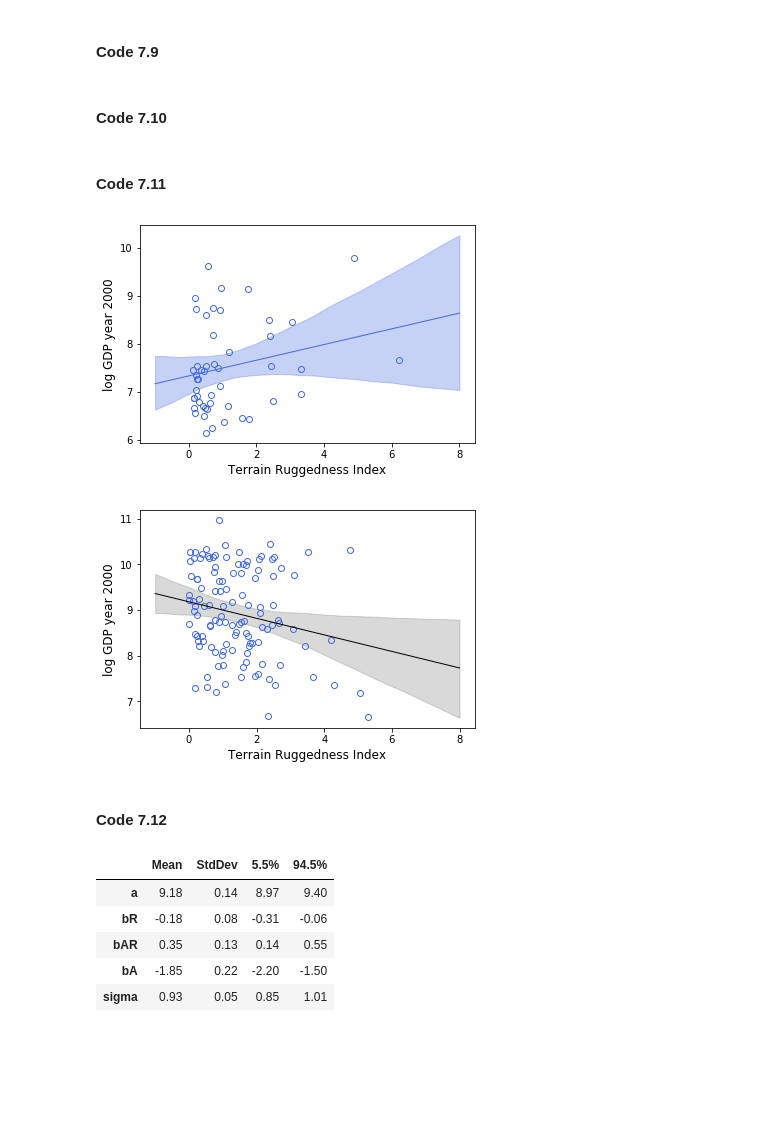
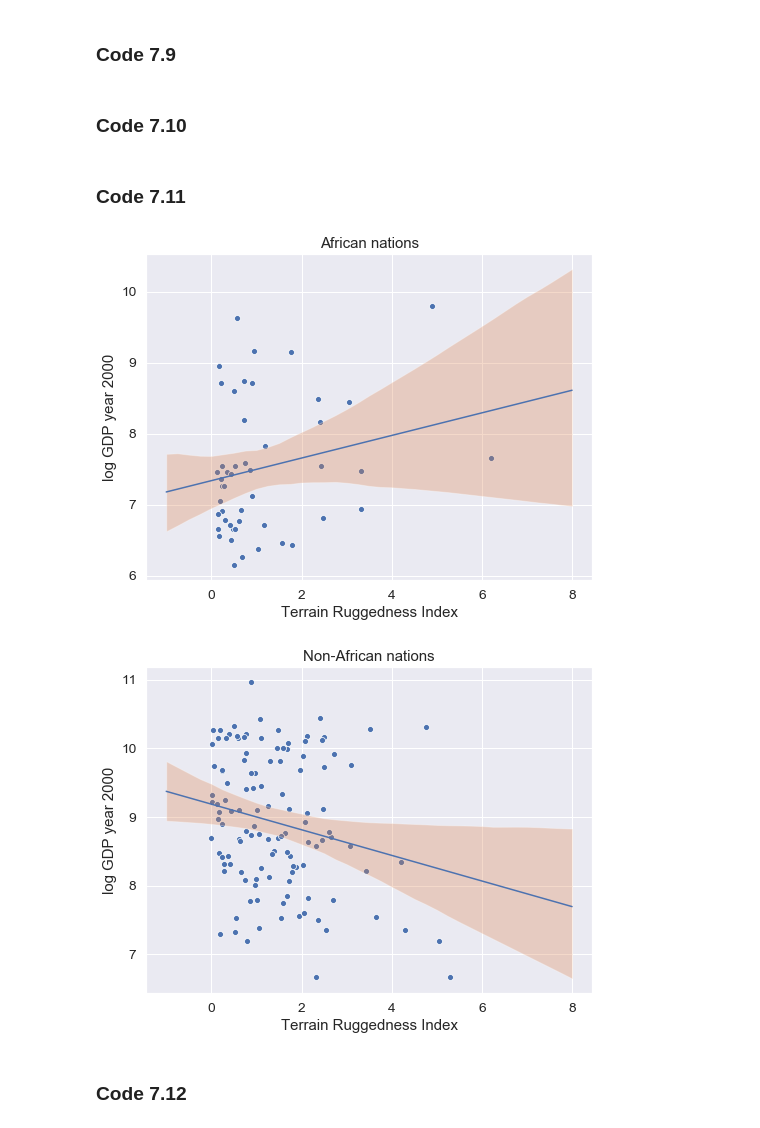
Before and after one commit to fehiepsi/rethinking-pyro, a Jupyter notebook: notebooks/07_interactions.ipynb, the cells around one changed output. Saved outputs shown, nothing was run; the diff lists cells and outputs as text; code cells hidden in the pictures; blank space fills up the shorter version.

```diff
--- a/notebooks/07_interactions.ipynb
+++ b/notebooks/07_interactions.ipynb
@@ -13,6 +14 @@ from rethinking import LM, MAP, compare, link, precis
-# %%
-sns.set(font_scale=1.25, rc={"figure.figsize": (8, 6)})
-
-pyro.enable_validation()
-pyro.set_rng_seed(1)
 # %% [markdown]
@@ -140,5 +136,5 @@ compare({"m7.3": m7_3, "m7.4": m7_4, "m7.5": m7_5}).round(2)
 # %% [markdown]
-#### Code 7.9
+### Code 7.9
 # %%
 def model(rugged, cont_africa, log_gdp):
     a = pyro.sample("a", dist.Normal(8, 100))
@@ -152,7 +148,7 @@ def model(rugged, cont_africa, log_gdp):
 
 m7_5b = MAP(model).run(dd_rugged, dd_cont_africa, dd_log_gdp)
 # %% [markdown]
-#### Code 7.10
+### Code 7.10
 # %%
 rugged_seq = torch.arange(start=-1, end=8.25, step=0.25)
 
@@ -164,35 +160,24 @@ mu_not_africa = link(m7_5, data={"cont_africa": 0, "rugged": rugged_seq})
 mu_not_africa_mean = mu_not_africa.mean(0)
 mu_not_africa_PI = stats.pi(mu_not_africa, prob=0.97, dim=0)
 # %% [markdown]
-#### Code 7.11
+### Code 7.11
 # %%
 # plot African nations with regression
 d_A1 = dd[dd["cont_africa"] == 1]
 ax = sns.scatterplot("rugged", "log_gdp", data=d_A1)
-ax.set(xlabel="Terrain Ruggedness Index", ylabel="log GDP year 2000")
+ax.set(xlabel="Terrain Ruggedness Index", ylabel="log GDP year 2000", title="African nations")
 sns.lineplot(rugged_seq, mu_africa_mean)
-ax.fill_between(rugged_seq, mu_africa_PI[0], mu_africa_PI[1], color="royalblue", alpha=0.3)
-plt.show()
+ax.fill_between(rugged_seq, mu_africa_PI[0], mu_africa_PI[1], alpha=0.3)
+sns.mpl.pyplot.show()
 
 # plot non-African nations with regression
 d_A0 = dd[dd["cont_africa"] == 0]
-plt.plot("rugged", "log_gdp", "o", data=d_A0, c="royalblue", fillstyle="none")
-plt.xlabel("Terrain Ruggedness Index")
-plt.ylabel("log GDP year 2000")
-plt.plot(rugged_seq.tolist(), mu_not_africa_mean.tolist(), c="k")
-plt.fill_between(rugged_seq, mu_not_africa_PI[0], mu_not_africa_PI[1],
-                 color="k", alpha=0.15);
+ax = sns.scatterplot("rugged", "log_gdp", data=d_A0)
+ax.set(xlabel="Terrain Ruggedness Index", ylabel="log GDP year 2000", title="Non-African nations")
+sns.lineplot(rugged_seq, mu_not_africa_mean)
+ax.fill_between(rugged_seq, mu_not_africa_PI[0], mu_not_africa_PI[1], alpha=0.3);
 # %% [output]
-[figure, old version]
+[figure, new version]
-[figure, old version]
+[figure, new version]
 # %% [markdown]
-#### Code 7.12
+### Code 7.12
-# %%
-m7_5.precis()
-# %% [output]
-|  | Mean | StdDev | 5.5% | 94.5% |
-| a | 9.18 | 0.14 | 8.97 | 9.40 |
-| bR | -0.18 | 0.08 | -0.31 | -0.06 |
-| bAR | 0.35 | 0.13 | 0.14 | 0.55 |
-| bA | -1.85 | 0.22 | -2.20 | -1.50 |
-| sigma | 0.93 | 0.05 | 0.85 | 1.01 |
```
Also changed, not shown: parts of 90 cells of this notebook, 13 other files.
